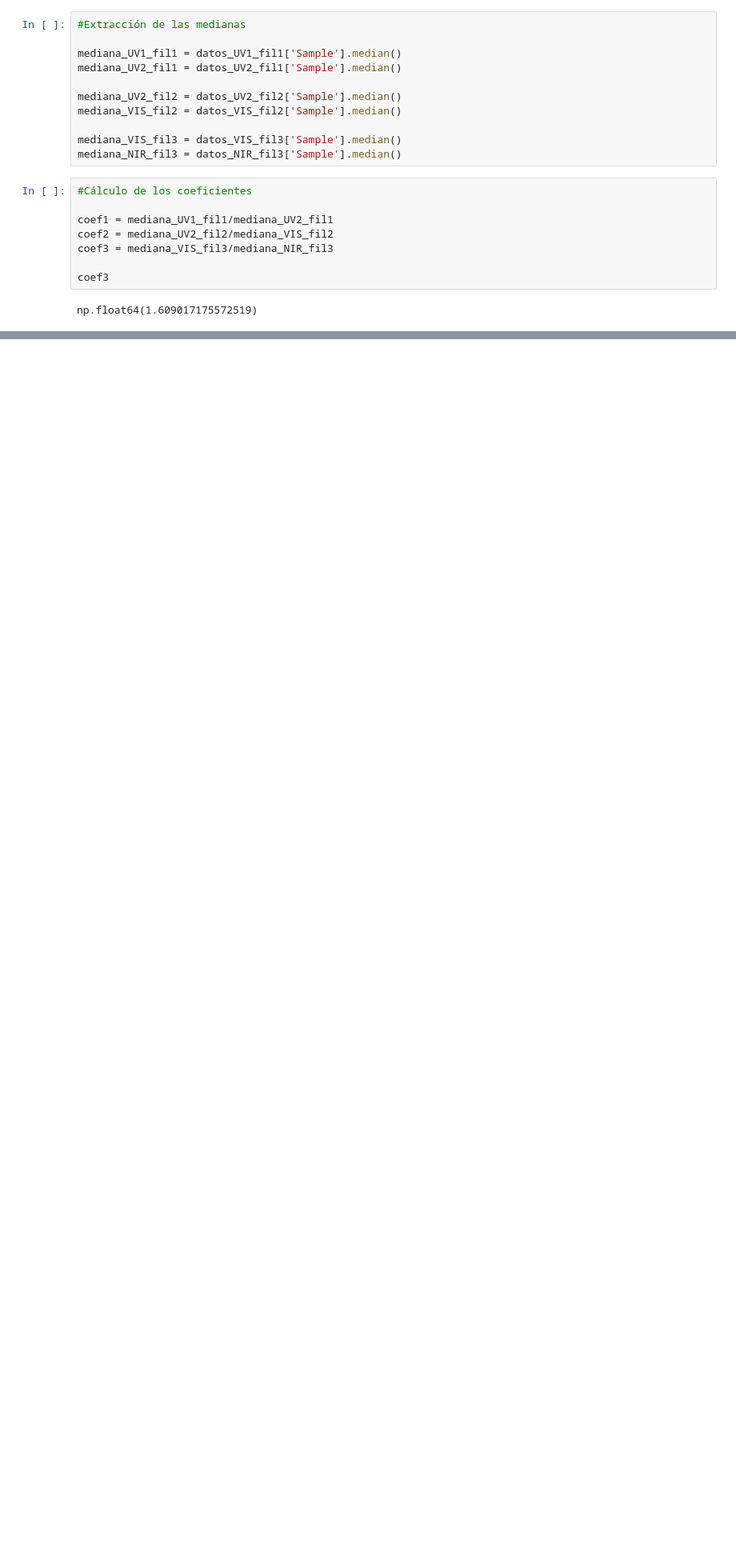
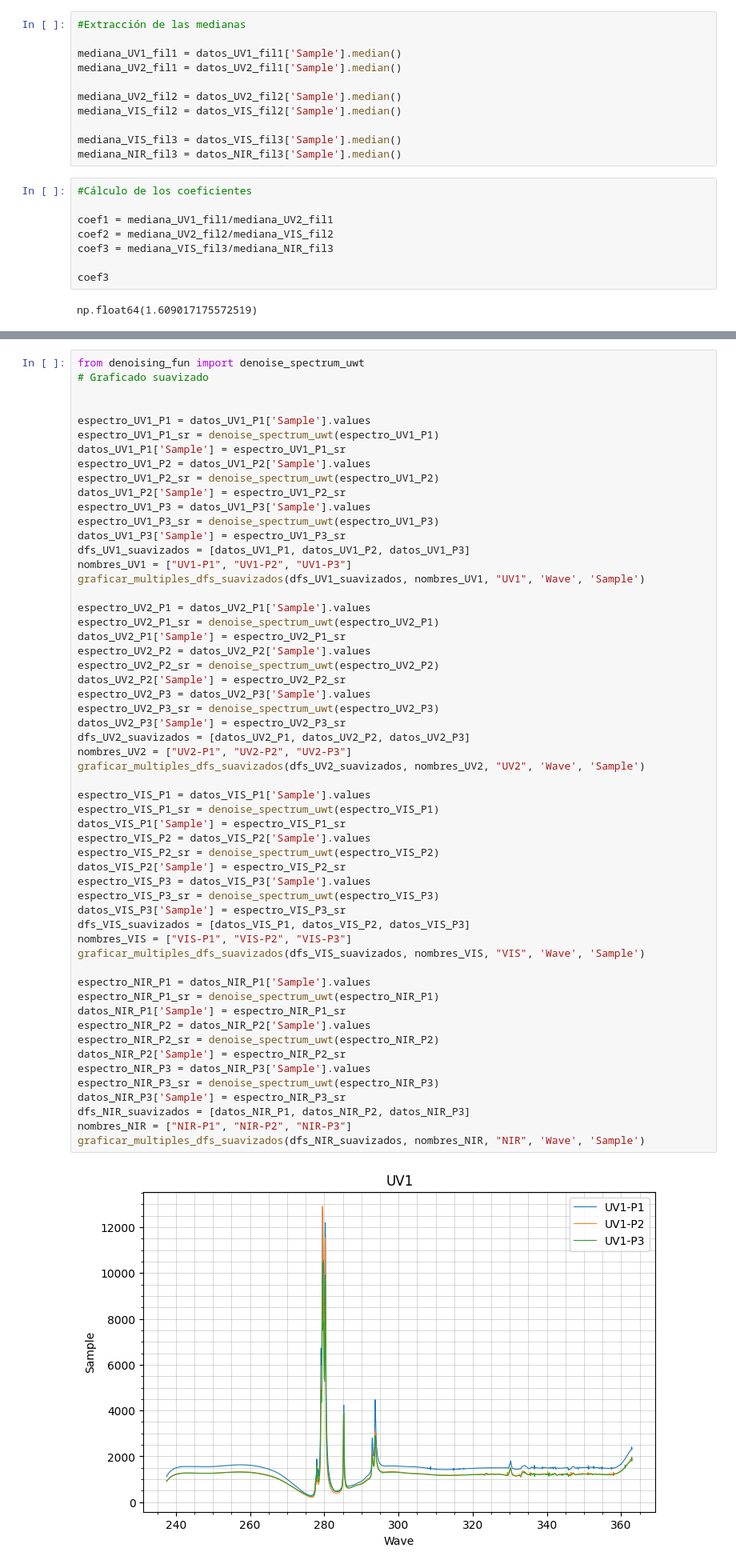
Before and after one commit to elsamoreno/LIBS_QUANTIFICATION_INTA, a Jupyter notebook: pellets_analysis_positions_comparison.ipynb, the cells around one changed output, grey strips where cells are left out. Shown at 80% size. Drawn from its saved outputs; the diff is of its cells as text; blank space fills up the shorter version.

```diff
--- a/pellets_analysis_positions_comparison.ipynb
+++ b/pellets_analysis_positions_comparison.ipynb
@@ -179,3 +205,61 @@ graficar_multiples_dfs(dfs_NIR, nombres_NIR, "NIR", 'Wave', 'Sample')
 [figure]
 [figure]
 [figure]
+# %%
+from denoising_fun import denoise_spectrum_uwt
+# Graficado suavizado
+
+
+espectro_UV1_P1 = datos_UV1_P1['Sample'].values
+espectro_UV1_P1_sr = denoise_spectrum_uwt(espectro_UV1_P1)
+datos_UV1_P1['Sample'] = espectro_UV1_P1_sr
+espectro_UV1_P2 = datos_UV1_P2['Sample'].values
+espectro_UV1_P2_sr = denoise_spectrum_uwt(espectro_UV1_P2)
+datos_UV1_P2['Sample'] = espectro_UV1_P2_sr
+espectro_UV1_P3 = datos_UV1_P3['Sample'].values
+espectro_UV1_P3_sr = denoise_spectrum_uwt(espectro_UV1_P3)
+datos_UV1_P3['Sample'] = espectro_UV1_P3_sr
+dfs_UV1_suavizados = [datos_UV1_P1, datos_UV1_P2, datos_UV1_P3]
+nombres_UV1 = ["UV1-P1", "UV1-P2", "UV1-P3"]
+graficar_multiples_dfs_suavizados(dfs_UV1_suavizados, nombres_UV1, "UV1", 'Wave', 'Sample')
+
+espectro_UV2_P1 = datos_UV2_P1['Sample'].values
+espectro_UV2_P1_sr = denoise_spectrum_uwt(espectro_UV2_P1)
+datos_UV2_P1['Sample'] = espectro_UV2_P1_sr
+espectro_UV2_P2 = datos_UV2_P2['Sample'].values
+espectro_UV2_P2_sr = denoise_spectrum_uwt(espectro_UV2_P2)
+datos_UV2_P2['Sample'] = espectro_UV2_P2_sr
+espectro_UV2_P3 = datos_UV2_P3['Sample'].values
+espectro_UV2_P3_sr = denoise_spectrum_uwt(espectro_UV2_P3)
+datos_UV2_P3['Sample'] = espectro_UV2_P3_sr
+dfs_UV2_suavizados = [datos_UV2_P1, datos_UV2_P2, datos_UV2_P3]
+nombres_UV2 = ["UV2-P1", "UV2-P2", "UV2-P3"]
+graficar_multiples_dfs_suavizados(dfs_UV2_suavizados, nombres_UV2, "UV2", 'Wave', 'Sample')
+
+espectro_VIS_P1 = datos_VIS_P1['Sample'].values
+espectro_VIS_P1_sr = denoise_spectrum_uwt(espectro_VIS_P1)
+datos_VIS_P1['Sample'] = espectro_VIS_P1_sr
+espectro_VIS_P2 = datos_VIS_P2['Sample'].values
+espectro_VIS_P2_sr = denoise_spectrum_uwt(espectro_VIS_P2)
+datos_VIS_P2['Sample'] = espectro_VIS_P2_sr
+espectro_VIS_P3 = datos_VIS_P3['Sample'].values
+espectro_VIS_P3_sr = denoise_spectrum_uwt(espectro_VIS_P3)
+datos_VIS_P3['Sample'] = espectro_VIS_P3_sr
+dfs_VIS_suavizados = [datos_VIS_P1, datos_VIS_P2, datos_VIS_P3]
+nombres_VIS = ["VIS-P1", "VIS-P2", "VIS-P3"]
+graficar_multiples_dfs_suavizados(dfs_VIS_suavizados, nombres_VIS, "VIS", 'Wave', 'Sample')
+
+espectro_NIR_P1 = datos_NIR_P1['Sample'].values
+espectro_NIR_P1_sr = denoise_spectrum_uwt(espectro_NIR_P1)
+datos_NIR_P1['Sample'] = espectro_NIR_P1_sr
+espectro_NIR_P2 = datos_NIR_P2['Sample'].values
+espectro_NIR_P2_sr = denoise_spectrum_uwt(espectro_NIR_P2)
+datos_NIR_P2['Sample'] = espectro_NIR_P2_sr
+espectro_NIR_P3 = datos_NIR_P3['Sample'].values
+espectro_NIR_P3_sr = denoise_spectrum_uwt(espectro_NIR_P3)
+datos_NIR_P3['Sample'] = espectro_NIR_P3_sr
+dfs_NIR_suavizados = [datos_NIR_P1, datos_NIR_P2, datos_NIR_P3]
+nombres_NIR = ["NIR-P1", "NIR-P2", "NIR-P3"]
+graficar_multiples_dfs_suavizados(dfs_NIR_suavizados, nombres_NIR, "NIR", 'Wave', 'Sample')
+# %% [output]
+[figure, added]
```
Also changed, not shown: parts of 4 cells of this notebook, 5 other files.
